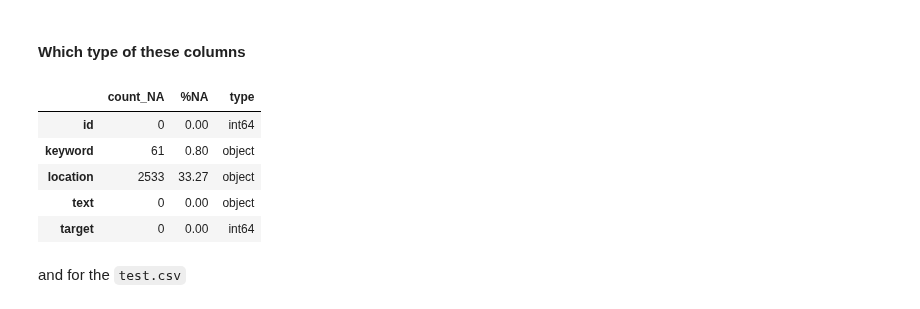
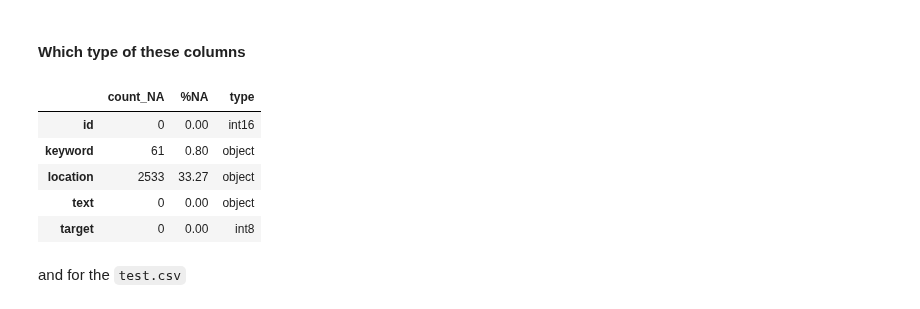
Before and after one commit to NhanDoV/All-of-my-projects., a Jupyter notebook: Project2. ? NLP with Disaster Tweets, Kaggle/eda-and-pre-processing-nlp.ipynb, the cells around one changed output. Drawn from its saved outputs; the diff is of its cells as text; code cells hidden in the pictures.

```diff
--- a/Project2. ? NLP with Disaster Tweets, Kaggle/eda-and-pre-processing-nlp.ipynb
+++ b/Project2. ? NLP with Disaster Tweets, Kaggle/eda-and-pre-processing-nlp.ipynb
@@ -22,3 +11,21 @@ import matplotlib.pyplot as plt
+# %%
+import gc
+import re
+import string
+import operator
+from collections import defaultdict
+
+import numpy as np
+import pandas as pd
+pd.set_option('display.max_rows', 500)
+pd.set_option('display.max_columns', 500)
+pd.set_option('display.width', 1000)
+
+import matplotlib.pyplot as plt
+import seaborn as sns
+
+import tokenization
+from wordcloud import STOPWORDS
 # %% [markdown]
 ### Loading & viewing dataset.
 - References [link_1](https://github.com/Nhan121/Kaggle-6-first-projects/blob/master/NLP_Text_Classification/NLP_Text_classification.ipynb)
@@ -45,0 +32,9 @@ test.head()
+# %%
+df_train = pd.read_csv('../input/nlp-getting-started/train.csv', dtype={'id': np.int16, 'target': np.int8})
+df_test = pd.read_csv('../input/nlp-getting-started/test.csv', dtype={'id': np.int16})
+
+print('Training Set Shape = {}'.format(df_train.shape))
+print('Training Set Memory Usage = {:.2f} MB'.format(df_train.memory_usage().sum() / 1024**2))
+print('Test Set Shape = {}'.format(df_test.shape))
+print('Test Set Memory Usage = {:.2f} MB'.format(df_test.memory_usage().sum() / 1024**2))
+df_train.head()
@@ -58,15 +81,15 @@ dtype: int64
 # %% [markdown]
 #### Which type of these columns
 # %%
-pd.DataFrame({'count_NA': train.isna().sum(),
-              '%NA': round(100*train.isna().sum() / train.shape[0], 2),
-              'type' :train.dtypes})
+pd.DataFrame({'count_NA': df_train.isna().sum(),
+              '%NA': round(100*df_train.isna().sum() / df_train.shape[0], 2),
+              'type' : df_train.dtypes})
 # %% [output]
 |  | count_NA | %NA | type |
-| id | 0 | 0.00 | int64 |
+| id | 0 | 0.00 | int16 |
 | keyword | 61 | 0.80 | object |
 | location | 2533 | 33.27 | object |
 | text | 0 | 0.00 | object |
-| target | 0 | 0.00 | int64 |
+| target | 0 | 0.00 | int8 |
 # %% [markdown]
 and for the `test.csv`
```
Also changed, not shown: parts of 66 cells of this notebook.
